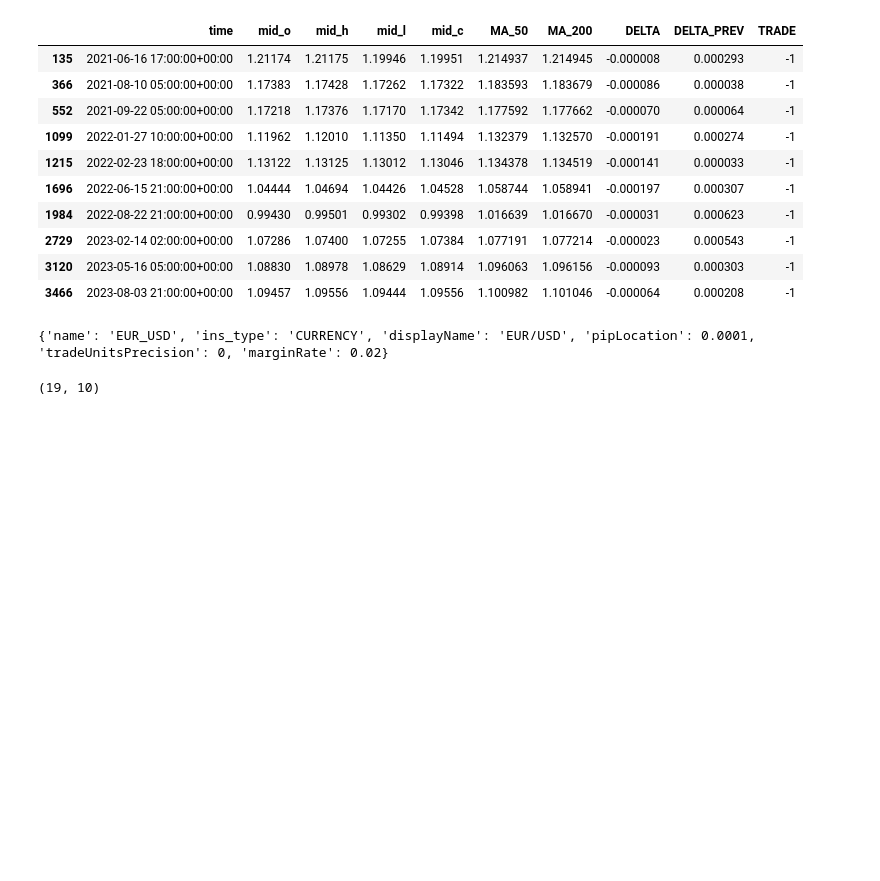
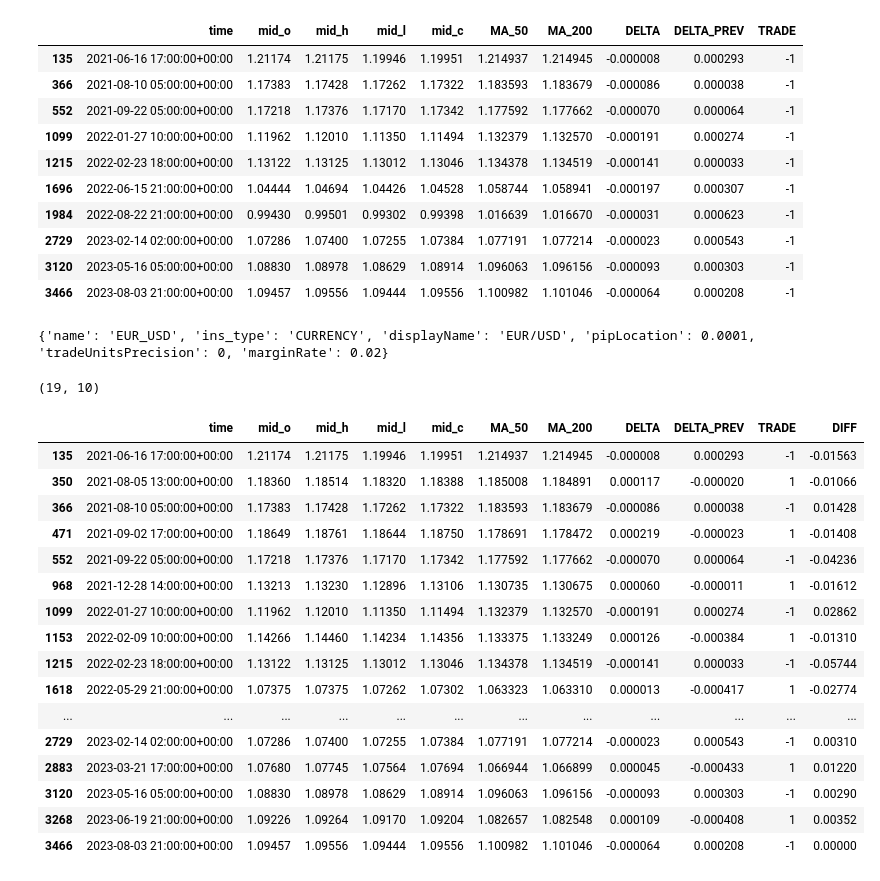
Before and after one commit to MorshedulHoque/Financial-Data-Analysis, a Jupyter notebook: exploration/MA_Test.ipynb, the cells around one changed output. Saved outputs shown, nothing was run; the diff lists cells and outputs as text; code cells hidden in the pictures; blank space fills up the shorter version.

```diff
--- a/exploration/MA_Test.ipynb
+++ b/exploration/MA_Test.ipynb
@@ -179,6 +179,26 @@ df_trades.shape
 # %%
 df_trades['DIFF'] = df_trades.mid_c.diff().shift(-1)
 df_trades.fillna(0, inplace=True)
+# %%
+df_trades
+# %% [output]
+|  | time | mid_o | mid_h | mid_l | mid_c | MA_50 | MA_200 | DELTA | DELTA_PREV | TRADE | DIFF |
+| 135 | 2021-06-16 17:00:00+00:00 | 1.21174 | 1.21175 | 1.19946 | 1.19951 | 1.214937 | 1.214945 | -0.000008 | 0.000293 | -1 | -0.01563 |
+| 350 | 2021-08-05 13:00:00+00:00 | 1.18360 | 1.18514 | 1.18320 | 1.18388 | 1.185008 | 1.184891 | 0.000117 | -0.000020 | 1 | -0.01066 |
+| 366 | 2021-08-10 05:00:00+00:00 | 1.17383 | 1.17428 | 1.17262 | 1.17322 | 1.183593 | 1.183679 | -0.000086 | 0.000038 | -1 | 0.01428 |
+| 471 | 2021-09-02 17:00:00+00:00 | 1.18649 | 1.18761 | 1.18644 | 1.18750 | 1.178691 | 1.178472 | 0.000219 | -0.000023 | 1 | -0.01408 |
+| 552 | 2021-09-22 05:00:00+00:00 | 1.17218 | 1.17376 | 1.17170 | 1.17342 | 1.177592 | 1.177662 | -0.000070 | 0.000064 | -1 | -0.04236 |
+| 968 | 2021-12-28 14:00:00+00:00 | 1.13213 | 1.13230 | 1.12896 | 1.13106 | 1.130735 | 1.130675 | 0.000060 | -0.000011 | 1 | -0.01612 |
+| 1099 | 2022-01-27 10:00:00+00:00 | 1.11962 | 1.12010 | 1.11350 | 1.11494 | 1.132379 | 1.132570 | -0.000191 | 0.000274 | -1 | 0.02862 |
+| 1153 | 2022-02-09 10:00:00+00:00 | 1.14266 | 1.14460 | 1.14234 | 1.14356 | 1.133375 | 1.133249 | 0.000126 | -0.000384 | 1 | -0.01310 |
+| 1215 | 2022-02-23 18:00:00+00:00 | 1.13122 | 1.13125 | 1.13012 | 1.13046 | 1.134378 | 1.134519 | -0.000141 | 0.000033 | -1 | -0.05744 |
+| 1618 | 2022-05-29 21:00:00+00:00 | 1.07375 | 1.07375 | 1.07262 | 1.07302 | 1.063323 | 1.063310 | 0.000013 | -0.000417 | 1 | -0.02774 |
+| ... | ... | ... | ... | ... | ... | ... | ... | ... | ... | ... | ... |
+| 2729 | 2023-02-14 02:00:00+00:00 | 1.07286 | 1.07400 | 1.07255 | 1.07384 | 1.077191 | 1.077214 | -0.000023 | 0.000543 | -1 | 0.00310 |
+| 2883 | 2023-03-21 17:00:00+00:00 | 1.07680 | 1.07745 | 1.07564 | 1.07694 | 1.066944 | 1.066899 | 0.000045 | -0.000433 | 1 | 0.01220 |
+| 3120 | 2023-05-16 05:00:00+00:00 | 1.08830 | 1.08978 | 1.08629 | 1.08914 | 1.096063 | 1.096156 | -0.000093 | 0.000303 | -1 | 0.00290 |
+| 3268 | 2023-06-19 21:00:00+00:00 | 1.09226 | 1.09264 | 1.09170 | 1.09204 | 1.082657 | 1.082548 | 0.000109 | -0.000408 | 1 | 0.00352 |
+| 3466 | 2023-08-03 21:00:00+00:00 | 1.09457 | 1.09556 | 1.09444 | 1.09556 | 1.100982 | 1.101046 | -0.000064 | 0.000208 | -1 | 0.00000 |
 # %%
 df_trades['GAIN'] = df_trades['DIFF'] / ins_data.pipLocation
 df_trades['GAIN'] = df_trades['GAIN'] * df_trades['TRADE']
```
Also changed, not shown: parts of 2 cells of this notebook, 2 other files.
